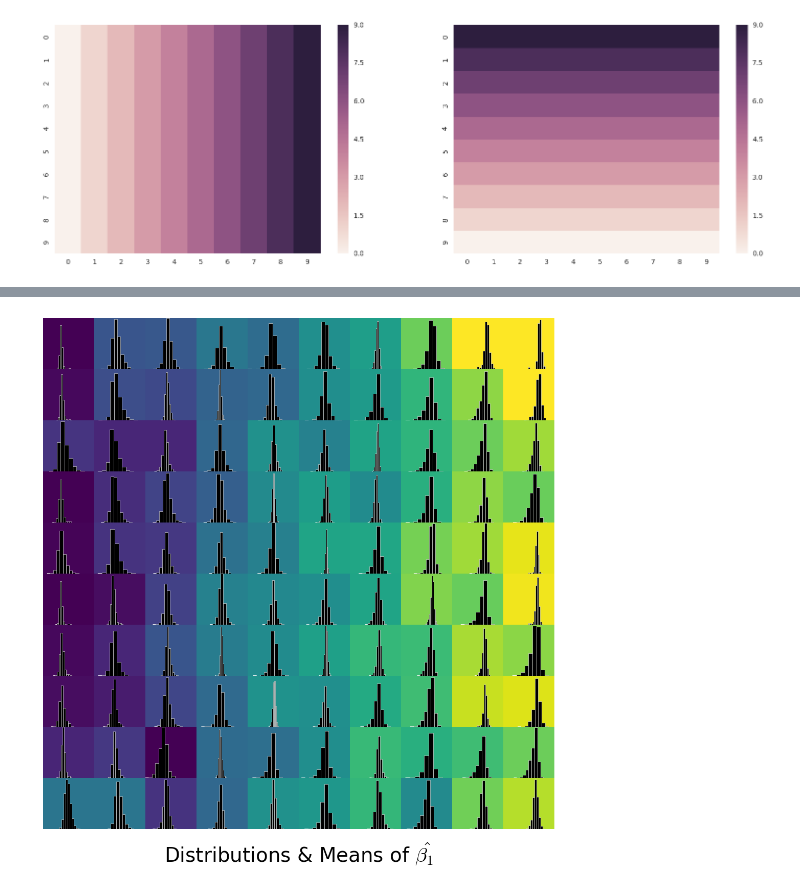
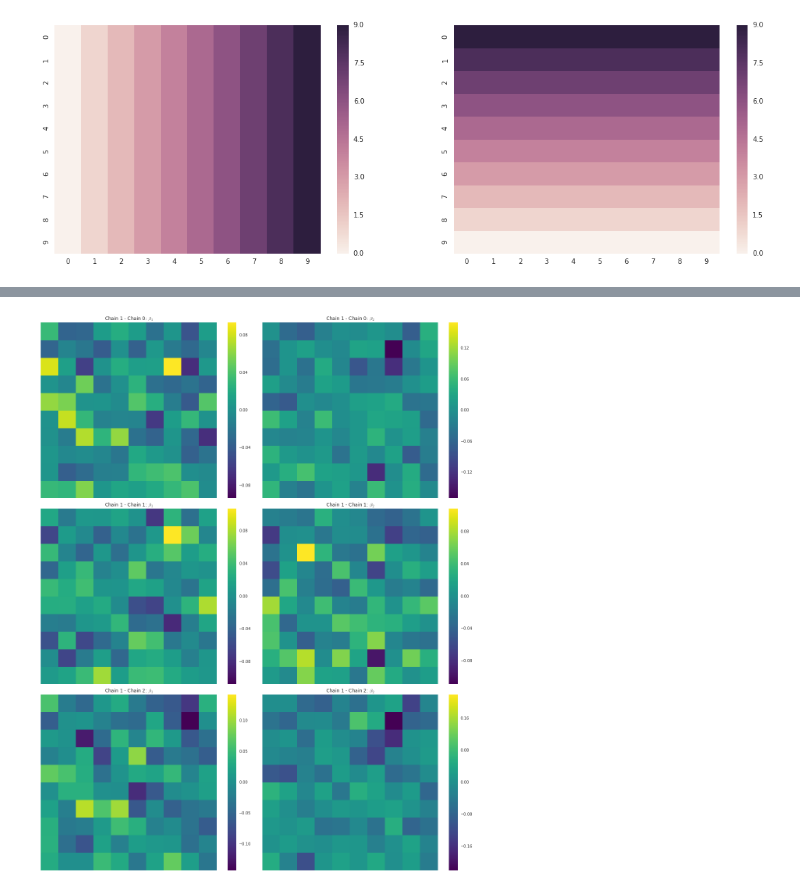
Before and after one commit to pysal/spvcm, a Jupyter notebook: laboratory/svcptest.ipynb, the cells around one changed output, grey strips where cells are left out. Saved outputs shown, nothing was run; the diff lists cells and outputs as text; code cells hidden in the pictures.

```diff
--- a/laboratory/svcptest.ipynb
+++ b/laboratory/svcptest.ipynb
@@ -127 +74,15 @@ plt.show()
+# %%
+f,ax = plt.subplots(3,2, figsize=(16,20))
+cfgs = dict(xticklabels='', yticklabels='', vmin=None, vmax=None, cmap='viridis')
+b1ref = est_b1s[0].reshape(10,10)
+b2ref = est_b2s[0].reshape(10,10)
+for i, (b1,b2) in enumerate(zip(est_b1s[1:], est_b2s[1:])):
+    sns.heatmap(b1ref - b1.reshape(10,10),ax=ax[i,0], cbar=True, **cfgs)
+    sns.heatmap(b2ref - b2.reshape(10,10), ax=ax[i,1], cbar=True, **cfgs)
+    ax[i,0].set_title('Chain 1 - Chain {}: $\\beta_1$'.format(i))
+    ax[i,1].set_title('Chain 1 - Chain {}: $\\beta_2$'.format(i))
+plt.tight_layout()
+plt.show()
+# %% [output]
+[figure, added]
 # %%
@@ -133,22 +90,0 @@ import matplotlib.cm as cmx
-# %%
-viridis = cm = plt.get_cmap('viridis')
-cNorm  = colors.Normalize(vmin=0, vmax=9)
-scalarMap = cmx.ScalarMappable(norm=cNorm, cmap=viridis)
-fig, ax = plt.subplots(10,10, figsize=(10,10), sharex=True)
-for i in range(10):
-    for j in range(10):
-        cax = ax[i,j]
-        cdata = b1_cube[i,j,:]
-        cax.hist(cdata, color='k', edgecolor='w')
-        cax.set_axis_bgcolor(scalarMap.to_rgba(cdata.mean()))
-        cax.set_xticklabels([])
-        cax.set_yticklabels([])
-        cax.set_xticks([])
-        cax.set_yticks([])
-plt.tight_layout(pad=0)
-st = plt.suptitle('Distributions & Means of $\\hat{\\beta_1}$', color='k', fontsize='28')
-st.set_y(-.025)
-plt.savefig('10x10_histplot_small_b1.png')
-plt.show()
-# %% [output]
-[figure, removed]
```
Also changed, not shown: parts of 24 cells of this notebook, 14 other files.
